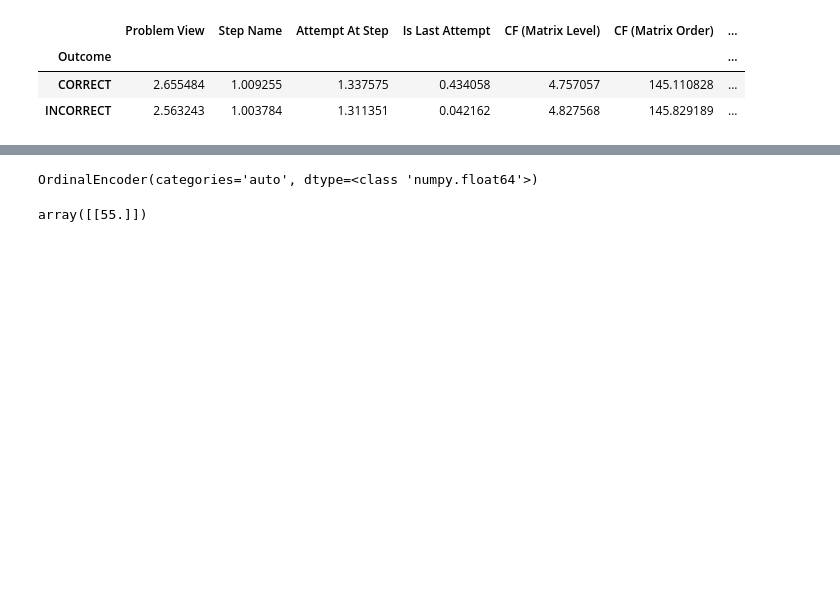
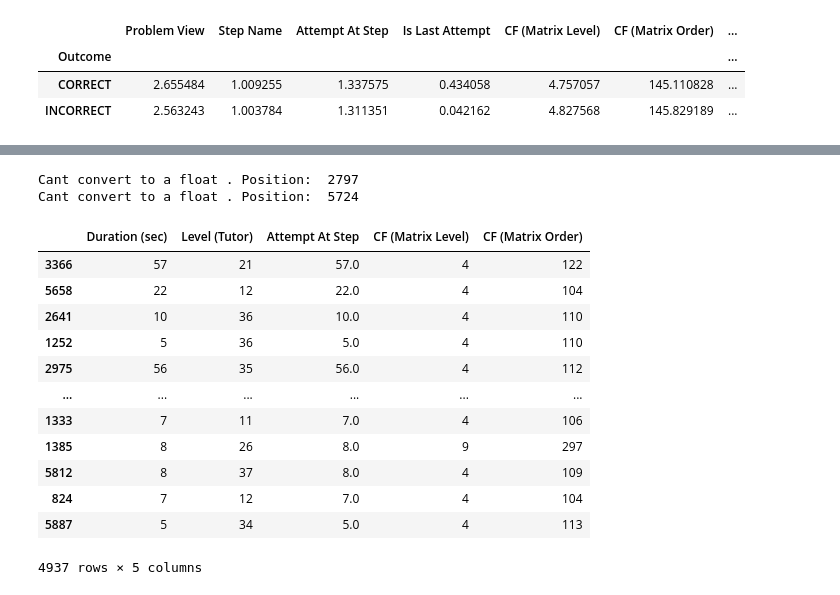
Before and after one commit to jithendaraa/RoboTutor-Analysis, a Jupyter notebook: analysis.ipynb, the cells around one changed output, grey strips where cells are left out. Cells and saved outputs as stored; diff of their text form; code cells hidden in the pictures; blank space fills up the shorter version.

```diff
--- a/analysis.ipynb
+++ b/analysis.ipynb
@@ -430,4 +396,44 @@ y
+# %%
+# Clean duration (sec) columns: Convert all values to float, if not able to convert set value in that row as duration_mean
+strings = 0
+ints = 0
+floats = 0
+other = 0
+cnt = 0
+sums = 0
+posn = []
+X_duration_arr = X['Duration (sec)'].array
+
+for i in range(len(X_duration_arr)):
+    if isinstance(X_duration_arr[i], int):
+        ints += 1
+    elif isinstance(X_duration_arr[i], str):
+        strings += 1
+        try:
+            X_duration_arr[i] = float(X_duration_arr[i])
+        except ValueError:
+            print("Cant convert to a float", X_duration_arr[i], "Position: ",i)
+            posn.append(i)
+    elif isinstance(X_duration_arr[i], float):
+        floats += 1
+
+    if isinstance(X_duration_arr[i], float):
+        sums += X_duration_arr[i]
+        cnt += 1
+
+duration_mean = sums/cnt
+for i in range(len(posn)):
+    X_duration_arr[posn[i]] = duration_mean
+
+for i in range(len(X_duration_arr)):
+    col = bpop_math_df.columns.get_loc('Duration (sec)')
+    val = X_duration_arr[i]
+    X.iloc[i, col] = val
+# %% [output]
+Cant convert to a float . Position:  2797
+Cant convert to a float . Position:  5724
 # %%
+# Ordinal Encoding of Categorical column 'Level (Tutor)'
 from sklearn.preprocessing import OrdinalEncoder
 enc = OrdinalEncoder()
 level_tutor = X['Level (Tutor)'].tolist()
@@ -436,9 +442,35 @@ for i in range(len(level_tutor)):
     tutor_level_2dlist.append([level_tutor[i]])
 
 enc.fit(tutor_level_2dlist)
+
+enc.transform([['bpop.num_0..9.by.1.asc.q2q.AV.rise.12__it_2']])
+
+col = X.columns.get_loc('Level (Tutor)')
+num_entries = X.count()['Duration (sec)']
+for i in range(num_entries):
+    val = X.iloc[i, col]
+    val = enc.transform([[val]])[0][0]
+    X.iloc[i, col] = val
-# %% [output]
-OrdinalEncoder(categories='auto', dtype=<class 'numpy.float64'>)
-# %%
-enc.transform([['bpop.num_0..9.by.1.asc.q2q.AV.rise.12__it_2']])
-# %% [output]
-array([[55.]])
+# %%
+# Split original data X into trainset and testset
+X_train, X_test, y_train, y_test = train_test_split(X, y, test_size=0.2)
+
+# Drop 'Outcome' column in X_train and X_test
+X_train = X_train.drop(['Outcome'], axis=1)
+X_test = X_test.drop(['Outcome'], axis=1)
+# %%
+X_train
+# %% [output]
+|  | Duration (sec) | Level (Tutor) | Attempt At Step | CF (Matrix Level) | CF (Matrix Order) |
+| 3366 | 57 | 21 | 57.0 | 4 | 122 |
+| 5658 | 22 | 12 | 22.0 | 4 | 104 |
+| 2641 | 10 | 36 | 10.0 | 4 | 110 |
+| 1252 | 5 | 36 | 5.0 | 4 | 110 |
+| 2975 | 56 | 35 | 56.0 | 4 | 112 |
+| ... | ... | ... | ... | ... | ... |
+| 1333 | 7 | 11 | 7.0 | 4 | 106 |
+| 1385 | 8 | 26 | 8.0 | 9 | 297 |
+| 5812 | 8 | 37 | 8.0 | 4 | 109 |
+| 824 | 7 | 12 | 7.0 | 4 | 104 |
+| 5887 | 5 | 34 | 5.0 | 4 | 113 |
+4937 rows × 5 columns
```
Also changed, not shown: parts of 14 cells of this notebook.
